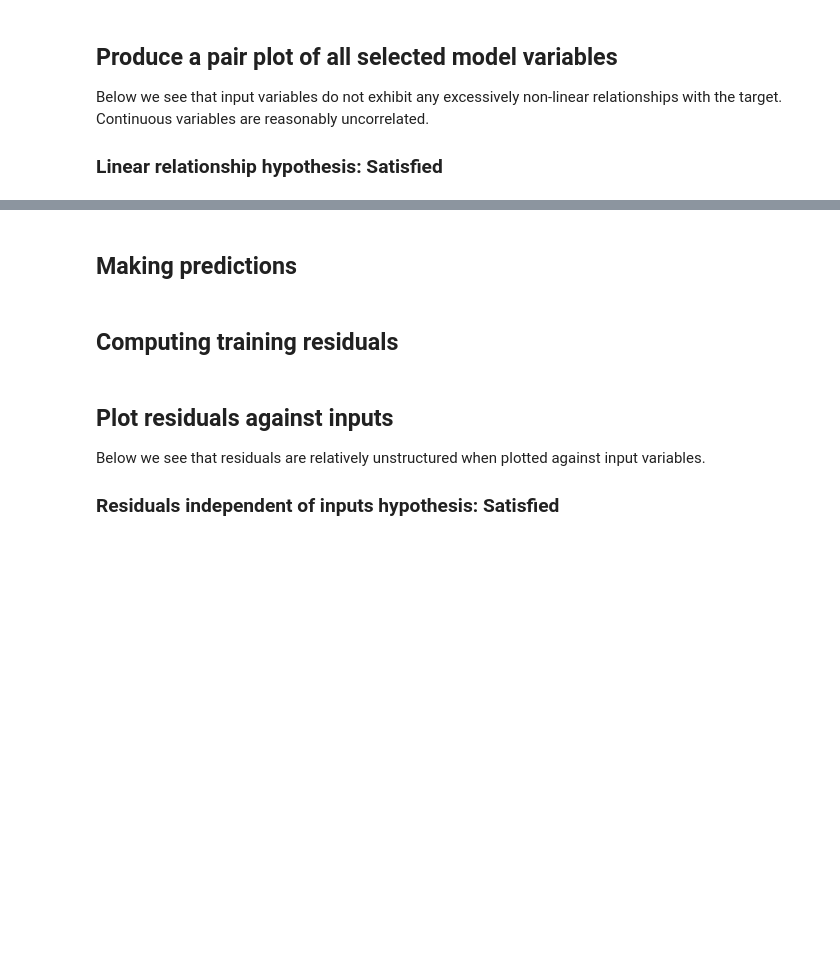
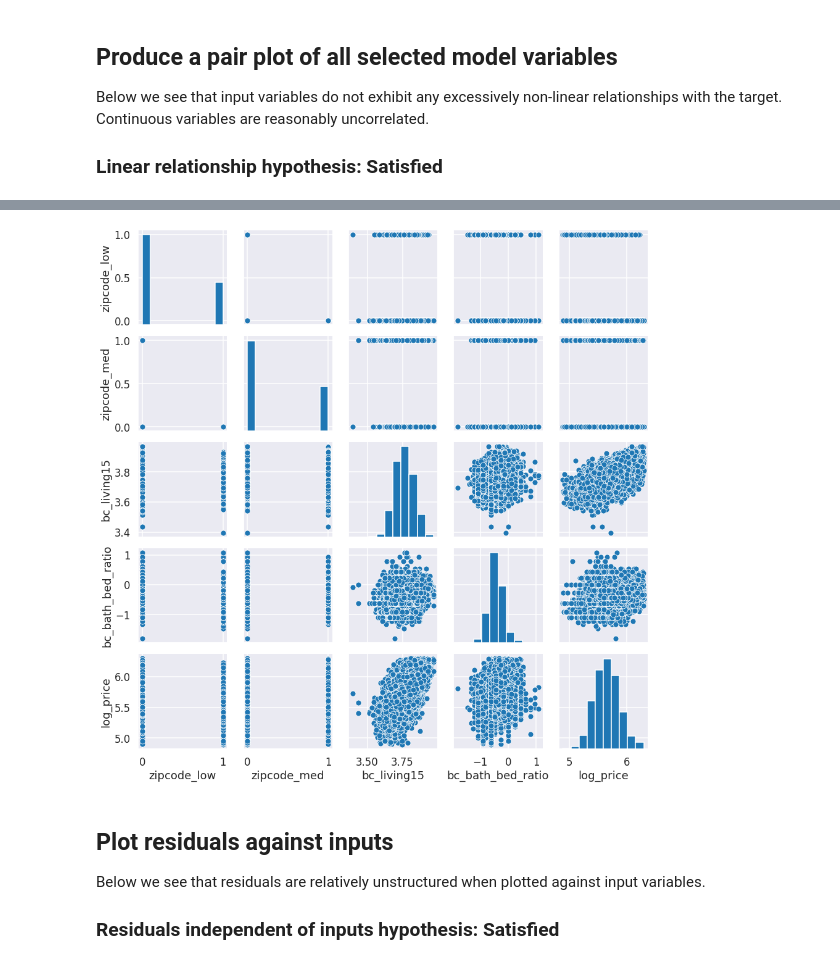
Before and after one commit to sethchart/Housing_Analysis, a Jupyter notebook: notebooks/PricingModel.ipynb, the cells around one changed output, grey strips where cells are left out. Drawn from its saved outputs; the diff is of its cells as text; code cells hidden in the pictures; blank space fills up the shorter version.

```diff
--- a/notebooks/PricingModel.ipynb
+++ b/notebooks/PricingModel.ipynb
@@ -107,2 +89,0 @@ model = ra.fit_model(X_train, y_train)
-# %% [markdown]
-## Making predictions
@@ -112,2 +89,0 @@ y_hat_test = ra.predict_target(X_test, model)
-# %% [markdown]
-## Computing training residuals
@@ -116,3 +90,9 @@ residuals_train = ra.compute_residuals(y_train, y_hat_train)
+# %%
+pair_plot = model.make_pair_plot()
+#uncomment the line below to save the pair plot.
+#pair_plot.savefig('../images/pair_plot.png')
+# %% [output]
+[figure, added]
 # %% [markdown]
 ## Plot residuals against inputs
 Below we see that residuals are relatively unstructured when plotted against input variables.
```
Also changed, not shown: parts of 31 cells of this notebook, 1 other file.
